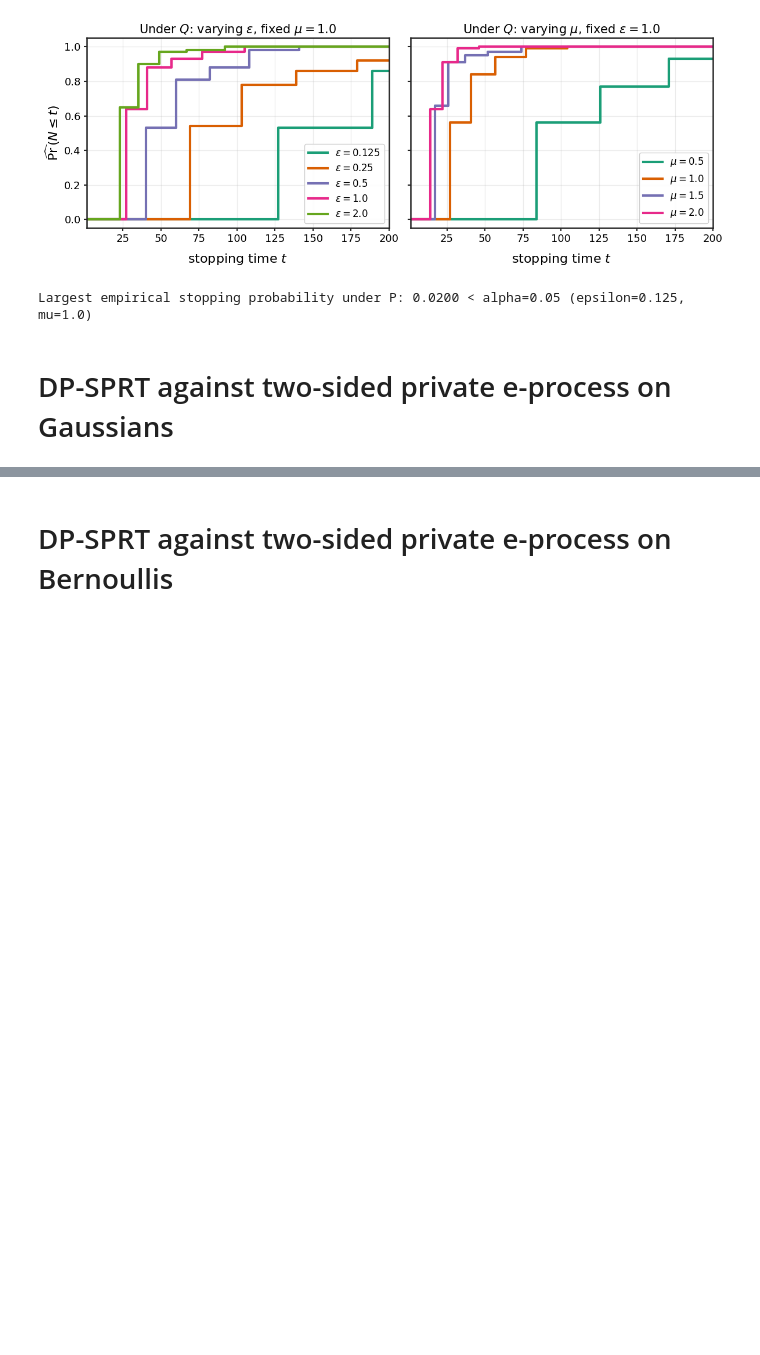
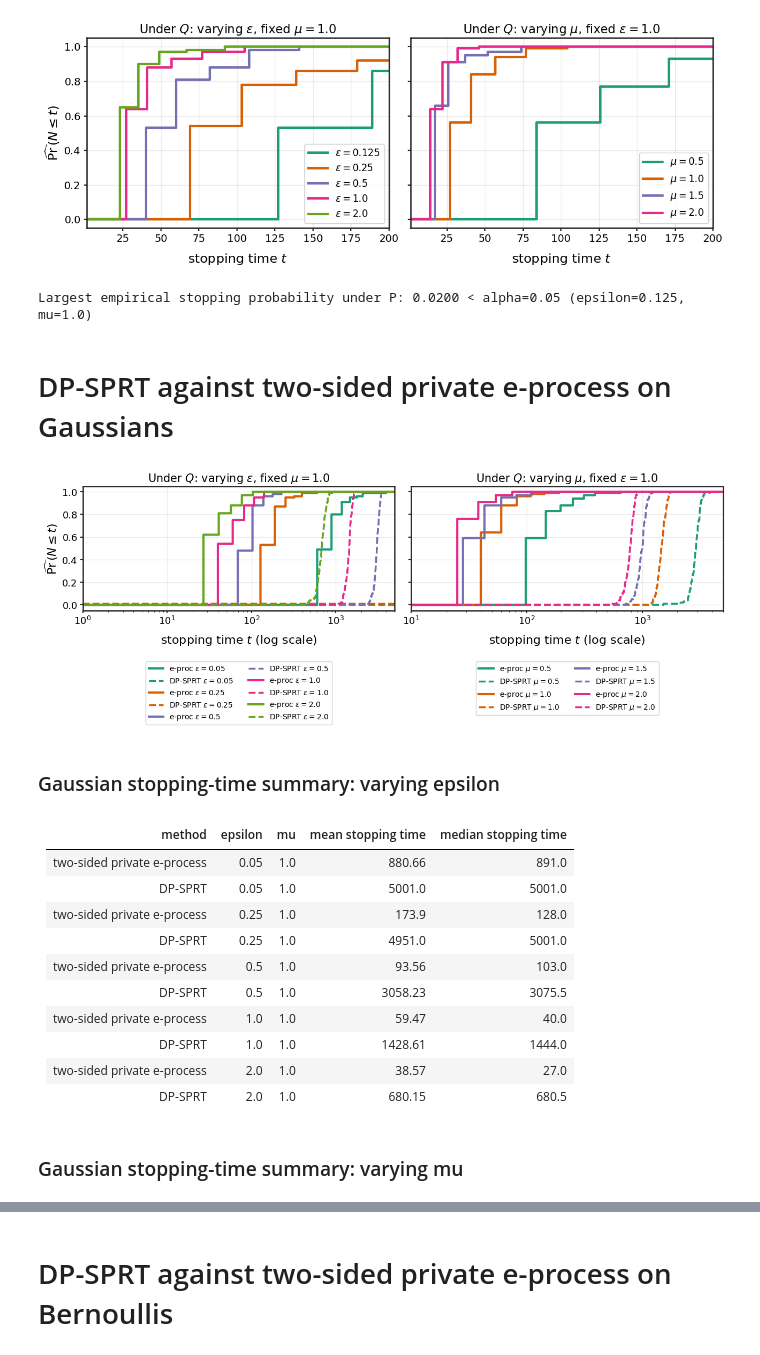
Before and after one commit to tsgonzalez/private-e-values, a Jupyter notebook: dp_sprt_eprocess_ecdf_clean.ipynb, the cells around one changed output, grey strips where cells are left out. Drawn from its saved outputs; the diff is of its cells as text; code cells hidden in the pictures; blank space fills up the shorter version.

```diff
--- a/dp_sprt_eprocess_ecdf_clean.ipynb
+++ b/dp_sprt_eprocess_ecdf_clean.ipynb
@@ -377,10 +460,12 @@ c_private = 2.0
 rho_private = 5.0
 mc_growth = 100_000
 mu_fixed = 1.0
-eps_grid = [0.125, 0.25, 0.5, 1.0, 2.0]
+eps_grid = [0.05, 0.25, 0.5, 1.0, 2.0]
 mu_grid = [0.5, 1.0, 1.5, 2.0]
 eps_fixed = 1.0
-gaussian_clip = 2.5
+clip_delta = 0.01
+
+gaussian_summary_rows = []
 fig, axes = plt.subplots(1, 2, figsize=(13, 4.8), sharey=True)
 
 ax = axes[0]
@@ -392,13 +477,29 @@ for k, ee in enumerate(eps_grid):
         two_sided=True, seed=50_000 + int(1000 * ee)
     )
     x, y = ecdf_values(taus_e, T)
+    gaussian_summary_rows.append({
+        "experiment": "varying epsilon",
+        "method": "two-sided private e-process",
+        "epsilon": ee,
+        "mu": mu_fixed,
+        "mean stopping time": np.mean(taus_e),
+        "median stopping time": np.median(taus_e),
+    })
     ax.step(x, y, where="post", color=color, lw=3.0, label=rf"e-proc $\varepsilon={ee}$")
 
     taus_s = dpsprt_gaussian_taus_Q(
-        mu_fixed, ee, R, T, alpha, beta, gaussian_clip,
+        mu_fixed, ee, R, T, alpha, beta, clip_delta,
         seed=60_000 + int(1000 * ee)
     )
     x, y = ecdf_values(taus_s, T)
+    gaussian_summary_rows.append({
+        "experiment": "varying epsilon",
+        "method": "DP-SPRT",
+        "epsilon": ee,
+        "mu": mu_fixed,
+        "mean stopping time": np.mean(taus_s),
+        "median stopping time": np.median(taus_s),
+    })
     ax.step(x, y, where="post", color=color, lw=2.5, ls="--", label=rf"DP-SPRT $\varepsilon={ee}$")
 
 ax.set_xscale("log")
@@ -427,32 +528,84 @@ for k, mm in enumerate(mu_grid):
         two_sided=True, seed=70_000 + int(1000 * mm)
     )
     x, y = ecdf_values(taus_e, T)
+    gaussian_summary_rows.append({
+        "experiment": "varying mu",
+        "method": "two-sided private e-process",
+        "epsilon": eps_fixed,
+        "mu": mm,
+        "mean stopping time": np.mean(taus_e),
+        "median stopping time": np.median(taus_e),
+    })
     ax.step(x, y, where="post", color=color, lw=3.0, label=rf"e-proc $\mu={mm}$")
 
     taus_s = dpsprt_gaussian_taus_Q(
-        mm, eps_fixed, R, T, alpha, beta, gaussian_clip,
+        mm, eps_fixed, R, T, alpha, beta, clip_delta,
         seed=80_000 + int(1000 * mm)
     )
     x, y = ecdf_values(taus_s, T)
+    gaussian_summary_rows.append({
+        "experiment": "varying mu",
+        "method": "DP-SPRT",
+        "epsilon": eps_fixed,
+        "mu": mm,
+        "mean stopping time": np.mean(taus_s),
+        "median stopping time": np.median(taus_s),
+    })
     ax.step(x, y, where="post", color=color, lw=2.5, ls="--", label=rf"DP-SPRT $\mu={mm}$")
 
 ax.set_xscale("log")
 ax.set_xlim(10, T)
 ax.set_title(rf"Under $Q$: varying $\mu$, fixed $\varepsilon={eps_fixed}$", fontsize=title_fs)
 ax.set_xlabel("stopping time $t$ (log scale)", fontsize=label_fs, labelpad=10)
 style_axis(ax)
 ax.legend(
     fontsize=max(legend_fs - 2, 8),
     loc="upper center",
     bbox_to_anchor=(0.5, -0.38),
     ncol=2,
     frameon=True,
     edgecolor="0.8",
     facecolor="white",
     framealpha=0.95,
 )
 
 plt.tight_layout()
 fig.subplots_adjust(bottom=0.43)
 plt.savefig("gaussian_corrected_dpsprt_vs_two_sided_eprocess_ecdf.pdf", bbox_inches="tight")
 plt.show()
+
+from IPython.display import Markdown, display
+
+
+def df_to_markdown_table(df):
+    headers = list(df.columns)
+    lines = ["| " + " | ".join(headers) + " |"]
+    lines.append("| " + " | ".join(["---"] * len(headers)) + " |")
+    for _, row in df.iterrows():
+        lines.append("| " + " | ".join(str(row[col]) for col in headers) + " |")
+    return "\n".join(lines)
+
+
+gaussian_summary = pd.DataFrame(gaussian_summary_rows)
+for experiment_name, table_df in gaussian_summary.groupby("experiment", sort=False):
+    table_df = table_df[["method", "epsilon", "mu", "mean stopping time", "median stopping time"]].copy()
+    table_df["mean stopping time"] = table_df["mean stopping time"].round(2)
+    table_df["median stopping time"] = table_df["median stopping time"].round(2)
+    display(Markdown(f"### Gaussian stopping-time summary: {experiment_name}"))
+    display(Markdown(df_to_markdown_table(table_df)))
+# %% [output]
+[figure, added]
+### Gaussian stopping-time summary: varying epsilon
+| method | epsilon | mu | mean stopping time | median stopping time |
+| --- | --- | --- | --- | --- |
+| two-sided private e-process | 0.05 | 1.0 | 880.66 | 891.0 |
+| DP-SPRT | 0.05 | 1.0 | 5001.0 | 5001.0 |
+| two-sided private e-process | 0.25 | 1.0 | 173.9 | 128.0 |
+| DP-SPRT | 0.25 | 1.0 | 4951.0 | 5001.0 |
+| two-sided private e-process | 0.5 | 1.0 | 93.56 | 103.0 |
+| DP-SPRT | 0.5 | 1.0 | 3058.23 | 3075.5 |
+| two-sided private e-process | 1.0 | 1.0 | 59.47 | 40.0 |
+| DP-SPRT | 1.0 | 1.0 | 1428.61 | 1444.0 |
+| two-sided private e-process | 2.0 | 1.0 | 38.57 | 27.0 |
+| DP-SPRT | 2.0 | 1.0 | 680.15 | 680.5 |
+### Gaussian stopping-time summary: varying mu
```
Also changed, not shown: parts of 8 cells of this notebook.
